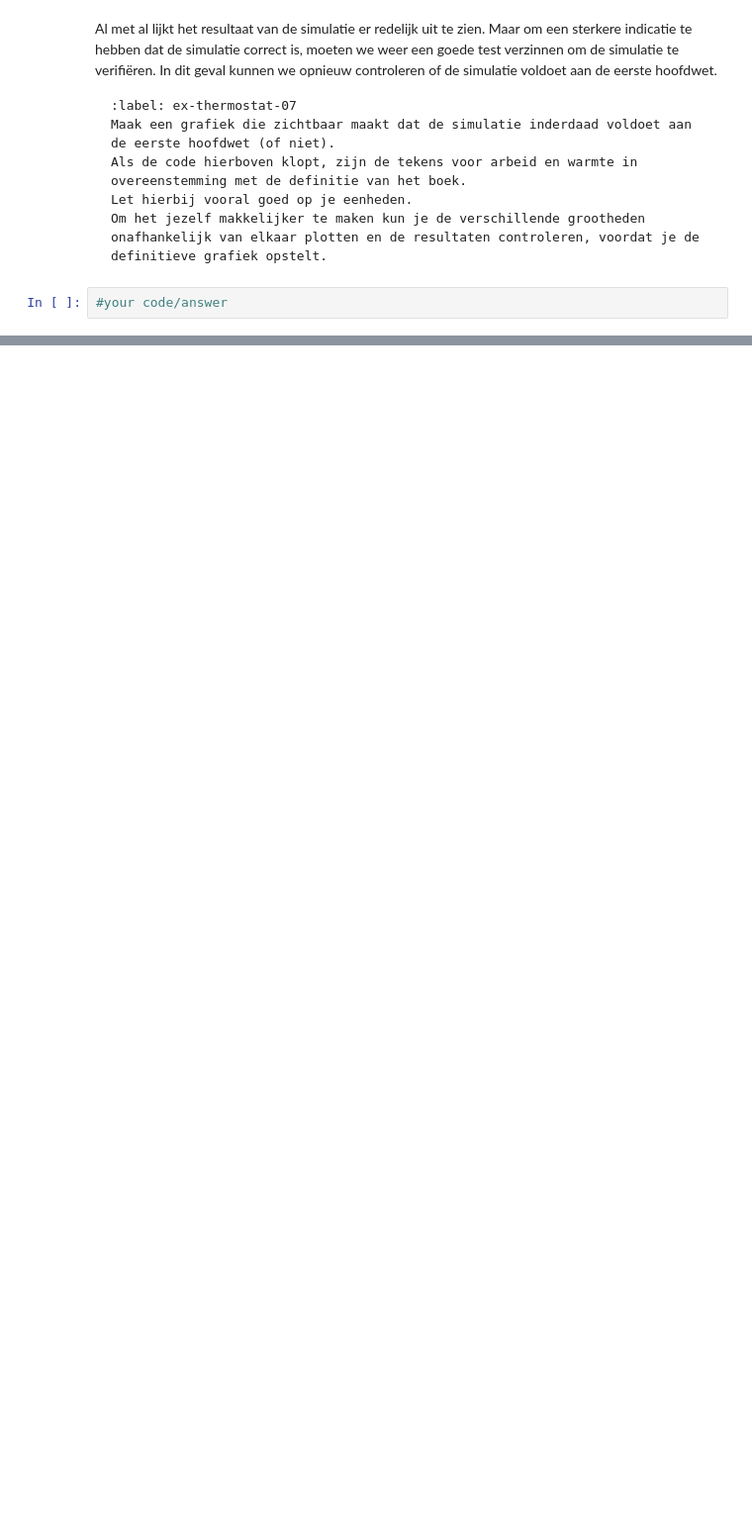
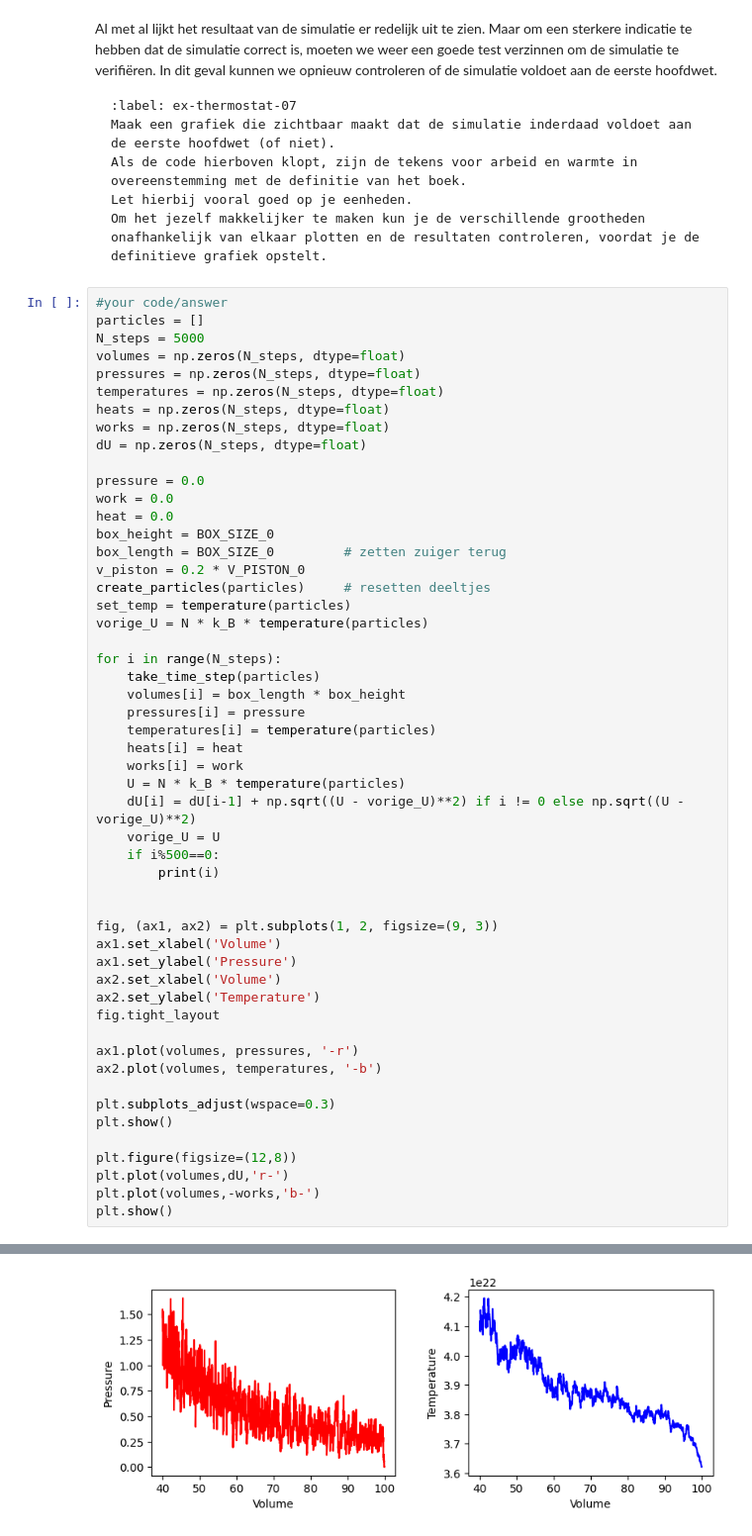
Before and after one commit to SybrenK07/25, a Jupyter notebook: Content/PySim/8_thermostaat.ipynb, the cells around one changed output, grey strips where cells are left out. Shown at 99% size. Drawn from its saved outputs; the diff is of its cells as text; blank space fills up the shorter version.

````diff
--- a/Content/PySim/8_thermostaat.ipynb
+++ b/Content/PySim/8_thermostaat.ipynb
@@ -389,3 +430,54 @@ Om het jezelf makkelijker te maken kun je de verschillende grootheden onafhankel
 ```
 # %%
 #your code/answer
+particles = []
+N_steps = 5000
+volumes = np.zeros(N_steps, dtype=float)
+pressures = np.zeros(N_steps, dtype=float)
+temperatures = np.zeros(N_steps, dtype=float)
+heats = np.zeros(N_steps, dtype=float)
+works = np.zeros(N_steps, dtype=float)
+dU = np.zeros(N_steps, dtype=float)
+
+pressure = 0.0
+work = 0.0
+heat = 0.0
+box_height = BOX_SIZE_0
+box_length = BOX_SIZE_0         # zetten zuiger terug
+v_piston = 0.2 * V_PISTON_0
+create_particles(particles)     # resetten deeltjes
+set_temp = temperature(particles)
+vorige_U = N * k_B * temperature(particles)
+
+for i in range(N_steps):
+    take_time_step(particles)
+    volumes[i] = box_length * box_height
+    pressures[i] = pressure
+    temperatures[i] = temperature(particles)
+    heats[i] = heat
+    works[i] = work
+    U = N * k_B * temperature(particles)
+    dU[i] = dU[i-1] + np.sqrt((U - vorige_U)**2) if i != 0 else np.sqrt((U - vorige_U)**2)
+    vorige_U = U
+    if i%500==0:
+        print(i)
+
+
+fig, (ax1, ax2) = plt.subplots(1, 2, figsize=(9, 3))
+ax1.set_xlabel('Volume')
+ax1.set_ylabel('Pressure')
+ax2.set_xlabel('Volume')
+ax2.set_ylabel('Temperature')
+fig.tight_layout
+
+ax1.plot(volumes, pressures, '-r')
+ax2.plot(volumes, temperatures, '-b')
+
+plt.subplots_adjust(wspace=0.3)
+plt.show()
+
+plt.figure(figsize=(12,8))
+plt.plot(volumes,dU,'r-')
+plt.plot(volumes,-works,'b-')
+plt.show()
+# %% [output]
@@ -391,0 +494 @@ Om het jezelf makkelijker te maken kun je de verschillende grootheden onafhankel
+[figure, added]
````
Also changed, not shown: parts of 9 cells of this notebook.
